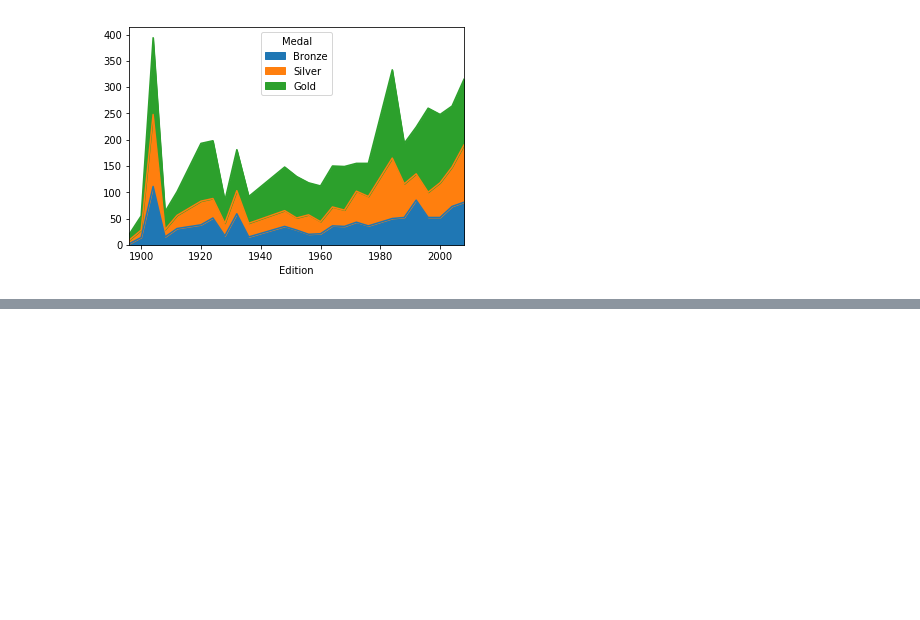
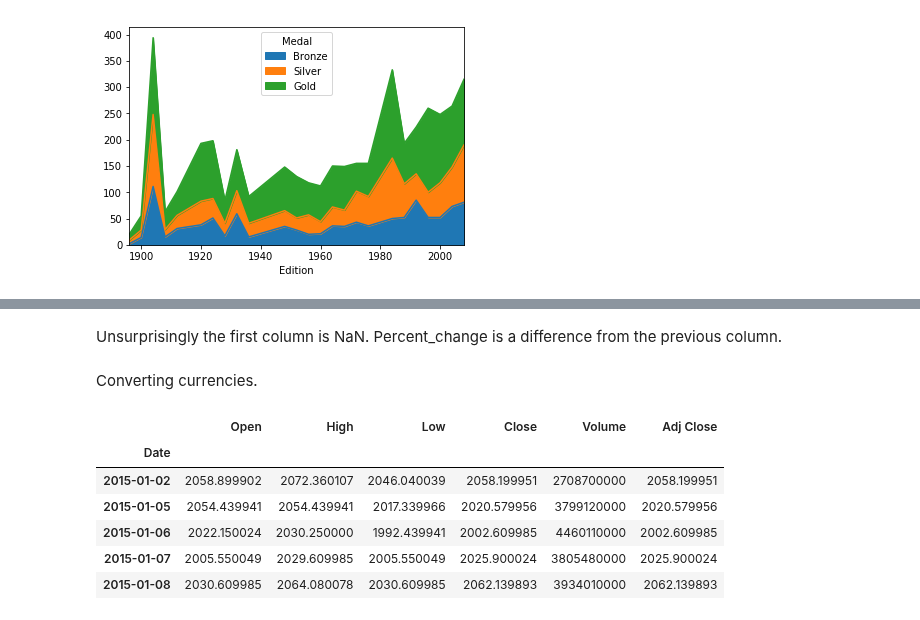
Before and after one commit to sushant2811/pythonAndStatsForDS, a Jupyter notebook: advancedPandas.ipynb, the cells around one changed output, grey strips where cells are left out. Drawn from its saved outputs; the diff is of its cells as text; code cells hidden in the pictures; blank space fills up the shorter version.

```diff
--- a/advancedPandas.ipynb
+++ b/advancedPandas.ipynb
@@ -1590,0 +1727,4 @@ usaMedalsByYearUnstacked.plot.area();
+# %% [markdown]
+Unsurprisingly the first column is NaN. Percent_change is a difference from the previous column.
+# %% [markdown]
+Converting currencies.
@@ -1590,0 +1735,10 @@ usaMedalsByYearUnstacked.plot.area();
+# %%
+sp500.head()
+# %% [output]
+|  | Open | High | Low | Close | Volume | Adj Close |
+| Date |  |  |  |  |  |  |
+| 2015-01-02 | 2058.899902 | 2072.360107 | 2046.040039 | 2058.199951 | 2708700000 | 2058.199951 |
+| 2015-01-05 | 2054.439941 | 2054.439941 | 2017.339966 | 2020.579956 | 3799120000 | 2020.579956 |
+| 2015-01-06 | 2022.150024 | 2030.250000 | 1992.439941 | 2002.609985 | 4460110000 | 2002.609985 |
+| 2015-01-07 | 2005.550049 | 2029.609985 | 2005.550049 | 2025.900024 | 3805480000 | 2025.900024 |
+| 2015-01-08 | 2030.609985 | 2064.080078 | 2030.609985 | 2062.139893 | 3934010000 | 2062.139893 |
```
Also changed, not shown: parts of 50 cells of this notebook.
